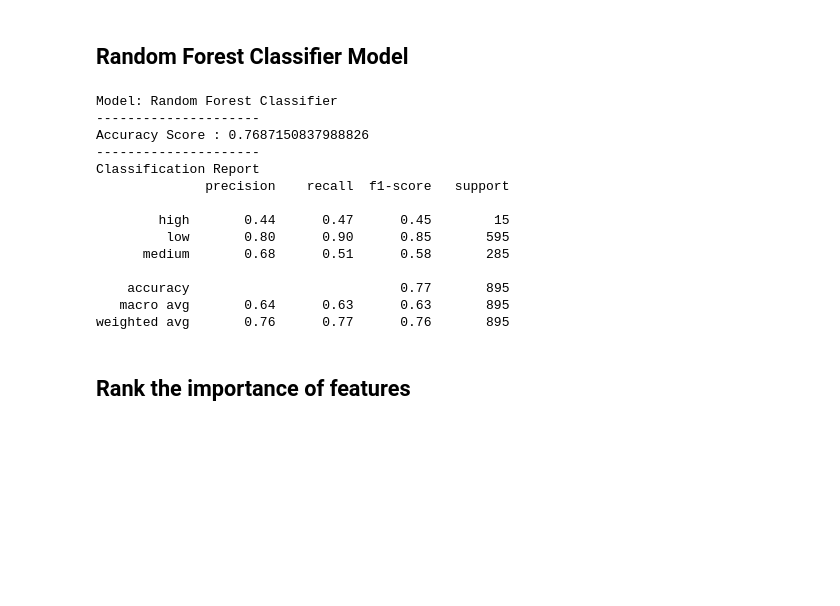
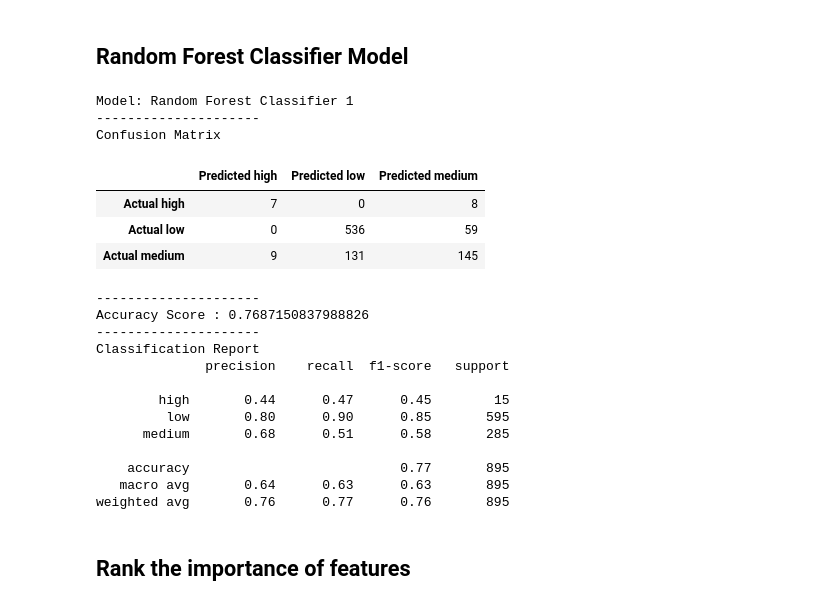
Before and after one commit to kntln/Video_Games_Sales, a Jupyter notebook: ML_RandomForestClassifier_1.ipynb, the cells around one changed output. Cells and saved outputs as stored; diff of their text form; code cells hidden in the pictures; blank space fills up the shorter version.

```diff
--- a/ML_RandomForestClassifier_1.ipynb
+++ b/ML_RandomForestClassifier_1.ipynb
@@ -448,31 +449,44 @@ y_pred_rf = rf_model_1.predict(X_test_scaled)
 # Calculating the accuracy score.
 from sklearn.metrics import confusion_matrix, accuracy_score, classification_report
 acc_score = accuracy_score(y_test, y_pred_rf)
+# %%
+cm = confusion_matrix(y_test, y_pred_rf)
+
+# Create a DataFrame from the confusion matrix.
+cm_df = pd.DataFrame(
+    cm, index=["Actual high", "Actual low", "Actual medium"], columns=["Predicted high", "Predicted low", "Predicted medium"])
 # %%
 # Displaying results
-#print("Confusion Matrix")
-#display(cm_df)
-print('Model: Random Forest Classifier')
+print('Model: Random Forest Classifier 1')
+print("---------------------")
+print("Confusion Matrix")
+display(cm_df)
 print("---------------------")
 print(f"Accuracy Score : {acc_score}")
 print("---------------------")
 print("Classification Report")
 print(classification_report(y_test, y_pred_rf))
 # %% [output]
-Model: Random Forest Classifier
+Model: Random Forest Classifier 1
 ---------------------
-Accuracy Score : 0.7687150837988826
----------------------
-Classification Report
-              precision    recall  f1-score   support
-
-        high       0.44      0.47      0.45        15
-         low       0.80      0.90      0.85       595
-      medium       0.68      0.51      0.58       285
-
-    accuracy                           0.77       895
-   macro avg       0.64      0.63      0.63       895
-weighted avg       0.76      0.77      0.76       895
+Confusion Matrix
+|  | Predicted high | Predicted low | Predicted medium |
+| Actual high | 7 | 0 | 8 |
+| Actual low | 0 | 536 | 59 |
+| Actual medium | 9 | 131 | 145 |
+---------------------
+Accuracy Score : 0.7687150837988826
+---------------------
+Classification Report
+              precision    recall  f1-score   support
+
+        high       0.44      0.47      0.45        15
+         low       0.80      0.90      0.85       595
+      medium       0.68      0.51      0.58       285
+
+    accuracy                           0.77       895
+   macro avg       0.64      0.63      0.63       895
+weighted avg       0.76      0.77      0.76       895
 # %% [markdown]
 ## Rank the importance of features
 # %%
```
Also changed, not shown: parts of 13 cells of this notebook, 4 other files.
